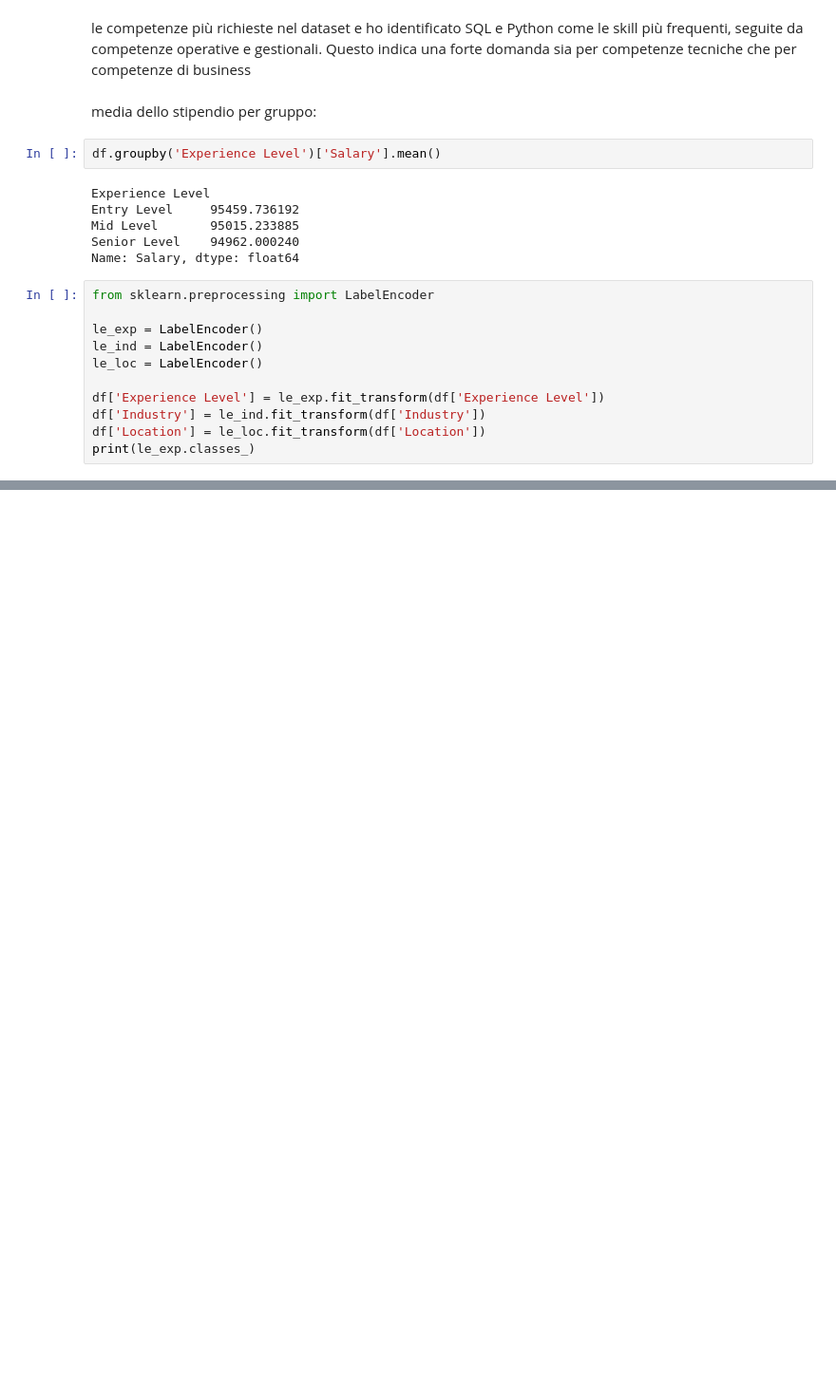
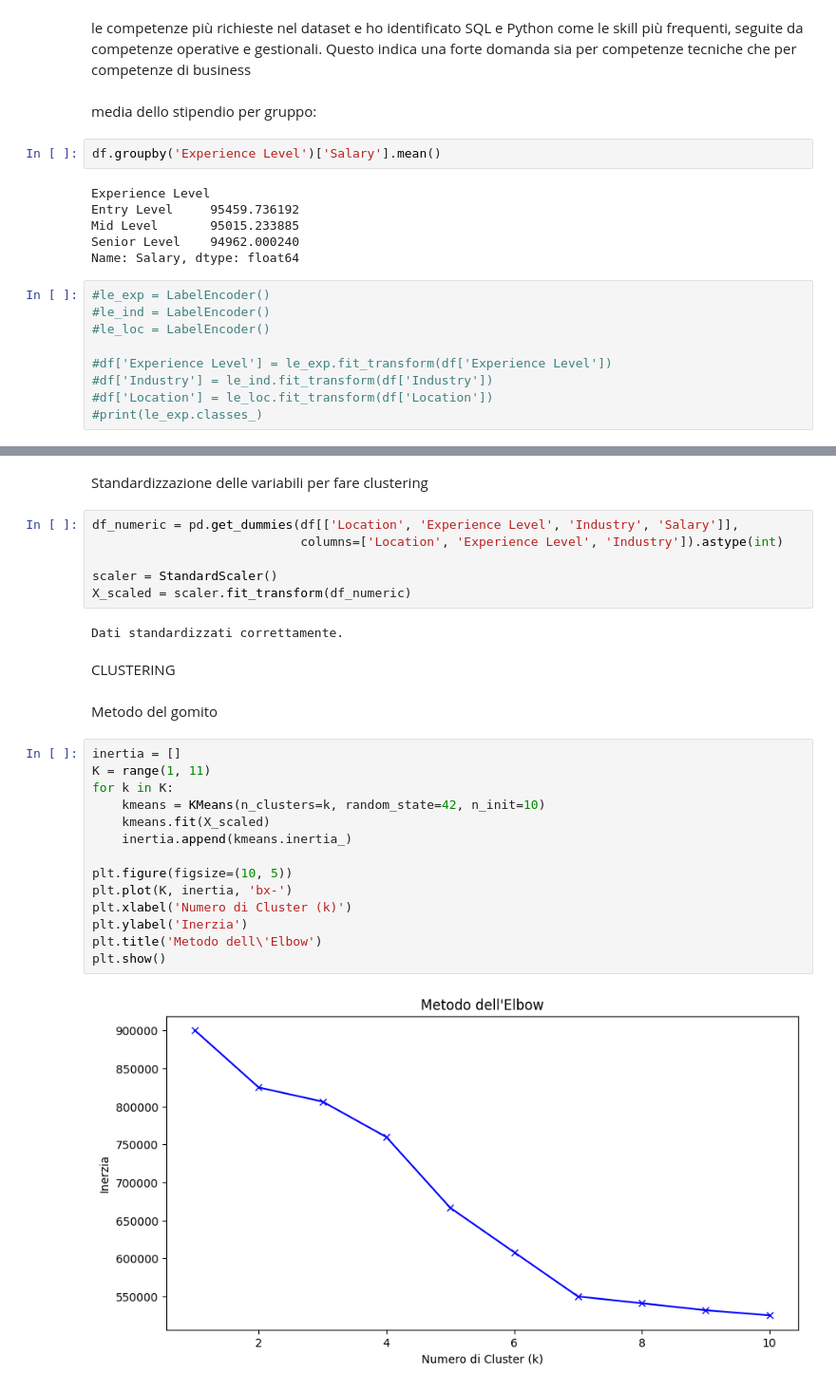
Before and after one commit to anna8987/jobrec, a Jupyter notebook: progettoJobrec.ipynb, the cells around one changed output, grey strips where cells are left out. Shown at 95% size. Cells and saved outputs as stored; diff of their text form; blank space fills up the shorter version.

Commit message:
aggiunto normalizzazione e clustering, cancellato boxplot del salario normalizzato + aiuto per cluster pls

```diff
--- a/progettoJobrec.ipynb
+++ b/progettoJobrec.ipynb
@@ -327,13 +335,11 @@ Mid Level       95015.233885
 Senior Level    94962.000240
 Name: Salary, dtype: float64
 # %%
-from sklearn.preprocessing import LabelEncoder
+#le_exp = LabelEncoder()
+#le_ind = LabelEncoder()
+#le_loc = LabelEncoder()
 
-le_exp = LabelEncoder()
-le_ind = LabelEncoder()
-le_loc = LabelEncoder()
-
-df['Experience Level'] = le_exp.fit_transform(df['Experience Level'])
-df['Industry'] = le_ind.fit_transform(df['Industry'])
-df['Location'] = le_loc.fit_transform(df['Location'])
-print(le_exp.classes_)
+#df['Experience Level'] = le_exp.fit_transform(df['Experience Level'])
+#df['Industry'] = le_ind.fit_transform(df['Industry'])
+#df['Location'] = le_loc.fit_transform(df['Location'])
+#print(le_exp.classes_)
@@ -348,0 +378,30 @@ num_cols = ['Salary']
+# %% [markdown]
+Standardizzazione delle variabili per fare clustering
+# %%
+df_numeric = pd.get_dummies(df[['Location', 'Experience Level', 'Industry', 'Salary']],
+                            columns=['Location', 'Experience Level', 'Industry']).astype(int)
+
+scaler = StandardScaler()
+X_scaled = scaler.fit_transform(df_numeric)
+# %% [output]
+Dati standardizzati correttamente.
+# %% [markdown]
+CLUSTERING
+# %% [markdown]
+Metodo del gomito
+# %%
+inertia = []
+K = range(1, 11)
+for k in K:
+    kmeans = KMeans(n_clusters=k, random_state=42, n_init=10)
+    kmeans.fit(X_scaled)
+    inertia.append(kmeans.inertia_)
+
+plt.figure(figsize=(10, 5))
+plt.plot(K, inertia, 'bx-')
+plt.xlabel('Numero di Cluster (k)')
+plt.ylabel('Inerzia')
+plt.title('Metodo dell\'Elbow')
+plt.show()
+# %% [output]
+[figure, added]
```
Also changed, not shown: parts of 11 cells of this notebook.
